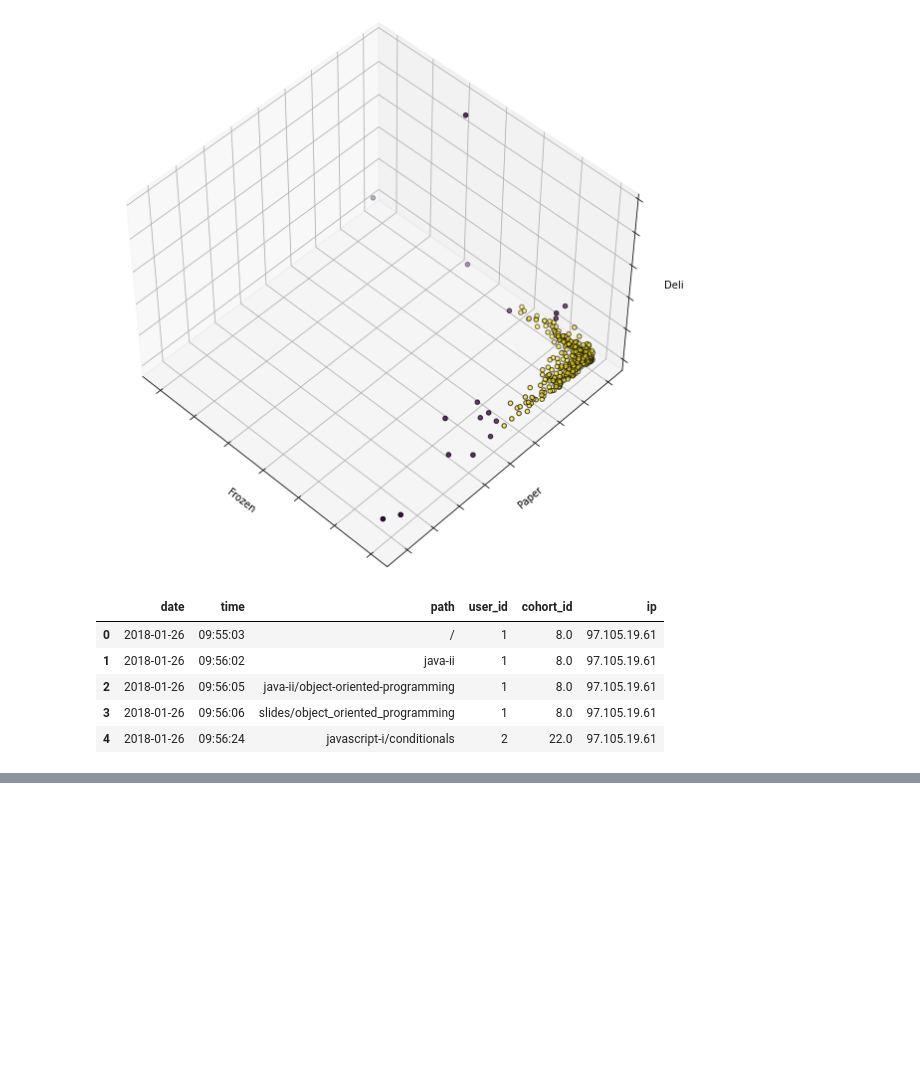
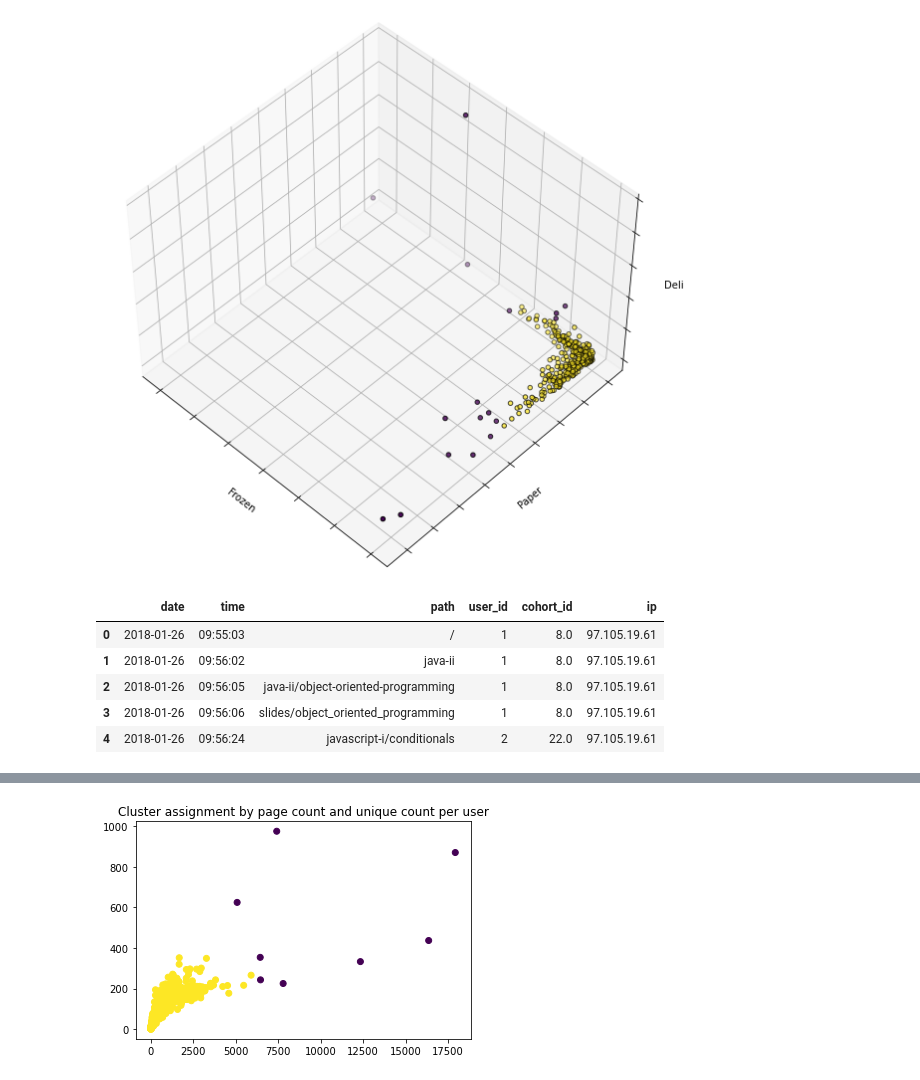
Before and after one commit to dashbringhurst/anomaly-detection-exercises, a Jupyter notebook: clustering_anomaly_detection.ipynb, the cells around one changed output, grey strips where cells are left out. Saved outputs shown, nothing was run; the diff lists cells and outputs as text; code cells hidden in the pictures; blank space fills up the shorter version.

```diff
--- a/clustering_anomaly_detection.ipynb
+++ b/clustering_anomaly_detection.ipynb
@@ -301,0 +430,2 @@ df.head()
+# %%
+dbsc.fit(scaled_page_views_df)
@@ -301,0 +456,5 @@ df.head()
+# %%
+# Merge the scaled and non-scaled values into one dataframe
+page_views_total = page_views.merge(
+    scaled_page_views_df, on=page_views.index).drop(
+    columns=['key_0'])
@@ -301,0 +465,2 @@ df.head()
+# %%
+page_views_total['labels'] = dbsc.labels_
@@ -301,0 +479,2 @@ df.head()
+# %%
+page_views = page_views_total
@@ -301,0 +509,8 @@ df.head()
+# %%
+plt.scatter(page_views['count'],
+           page_views['nunique'],
+           c=page_views['labels'])
+plt.title('Cluster assignment by page count and unique count per user')
+plt.show()
+# %% [output]
+[figure, added]
```
Also changed, not shown: parts of 39 cells of this notebook.
